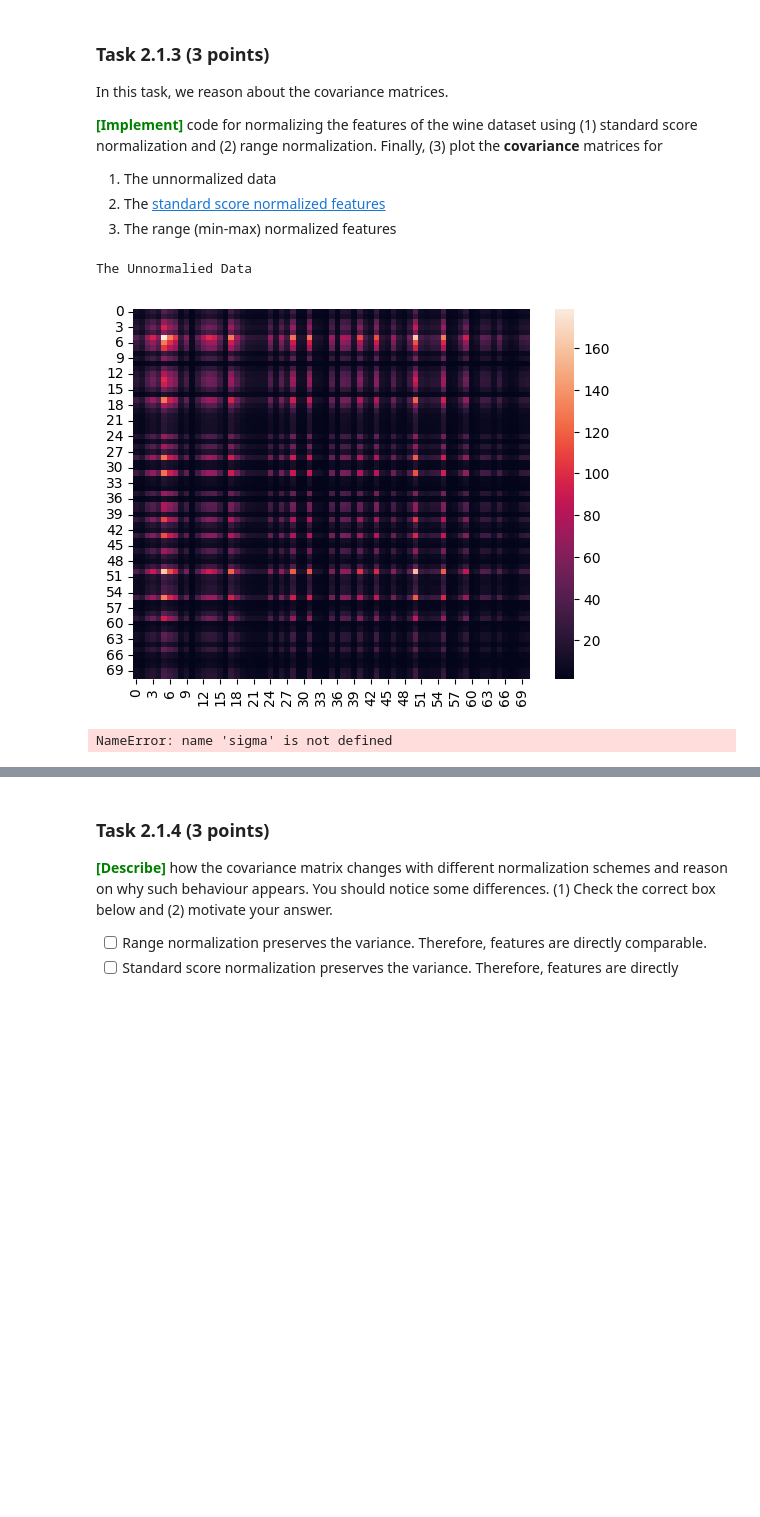
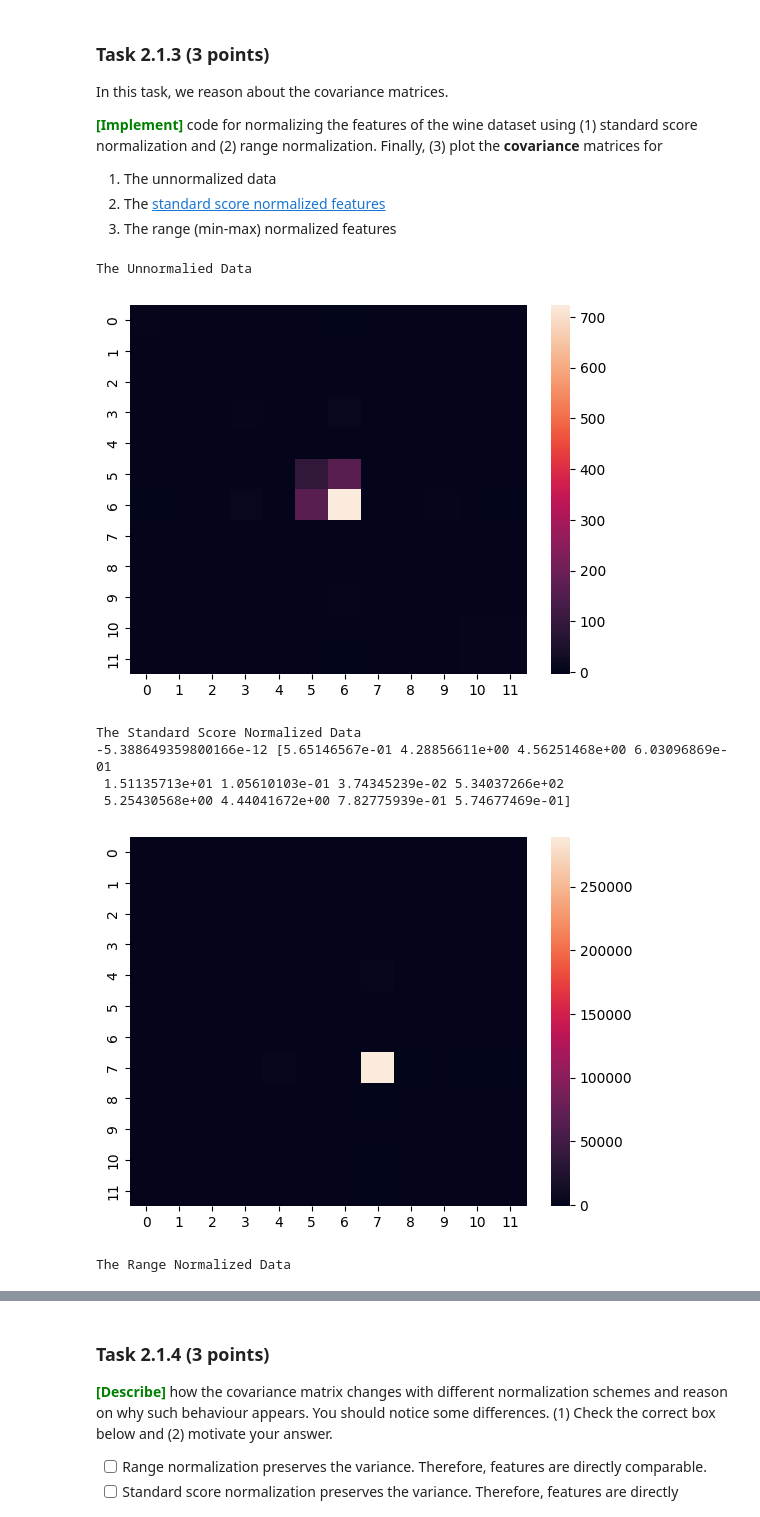
Before and after one commit to Joac1137/dm2023-exercises, a Jupyter notebook: handins/handin1.ipynb, the cells around one changed output, grey strips where cells are left out. Drawn from its saved outputs; the diff is of its cells as text; code cells hidden in the pictures; blank space fills up the shorter version.

```diff
--- a/handins/handin1.ipynb
+++ b/handins/handin1.ipynb
@@ -606,17 +606,20 @@ toy.head()
 A) <span style='color: green'>**\[Implement\]**</span> in the code-box below the **correlation matrix** (not covariance matrix) among all the attributes. <br>
 <font color='red'>To CHECK your results you can use **numpy.corrcoef**.</font>
 # %%
+def my_mean(X):
+    return sum(X)/len(X)
+
 def correlation_matrix(X):
     n, d = X.shape
-    corr = np.empty((n,n)) # (d,d)??
-    for i in range(n): # d?
-        my_1 = np.mean(X[i,:])
-        for j in range(n): #d?
-            my_2 = np.mean(X[j,:])
+    corr = np.empty((d,d))
+    for i in range(d):
+        my_1 = my_mean(X[:,i])
+        for j in range(d):
+            my_2 = my_mean(X[:,j])
 
-            sigma_ij = (1 / (n - 1)) * np.sum((X[i,:] - my_1) * (X[j,:] - my_2))
-            sigma_i = (1 / (n - 1)) * np.sum((X[i,:] - my_1) * (X[i,:] - my_1))
-            sigma_j = (1 / (n - 1)) * np.sum((X[j,:] - my_2) * (X[j,:] - my_2))
+            sigma_ij = (1 / (n - 1)) * np.sum((X[:,i] - my_1) * (X[:,j] - my_2))
+            sigma_i = (1 / (n - 1)) * np.sum((X[:,i] - my_1) * (X[:,i] - my_1))
+            sigma_j = (1 / (n - 1)) * np.sum((X[:,j] - my_2) * (X[:,j] - my_2))
 
             corr[i,j] = sigma_ij / np.sqrt(sigma_i * sigma_j)
 
@@ -624,6 +627,7 @@ def correlation_matrix(X):
 
 X = data_np
 Corr = correlation_matrix(X)
+
 plt.matshow(Corr)
 plt.colorbar()
 # %% [output]
@@ -686,55 +689,65 @@ In this task, we reason about the covariance matrices.
 # Data
 X = data_np
 n, d = X.shape
-# YOUR CODE HERE
-
 
 def covariance_matrix(X):
-    cov = np.empty((n,n)) # (d,d)??
-    for i in range(n): # d?
-        my_1 = np.mean(X[i,:])
-        for j in range(n): #d?
-            my_2 = np.mean(X[j,:])
-            sigma_ij = (1 / (n - 1)) * np.sum((X[i,:] - my_1) * (X[j,:] - my_2))
+    cov = np.empty((d,d))
+    for i in range(d):
+        my_1 = my_mean(X[:,i])
+        for j in range(d):
+            my_2 = my_mean(X[:,j])
+
+            sigma_ij = (1 / (n - 1)) * np.sum((X[:,i] - my_1) * (X[:,j] - my_2))
+
             cov[i,j] = sigma_ij
     return cov
 
 print("The Unnormalied Data")
 Cov = covariance_matrix(X)
+#Cov = np.cov(X, rowvar=False)
 sns.heatmap(Cov, annot=False, fmt='g')
 plt.show()
 
 
 my = np.mean(X, axis=0)
-#sigma = np.var(X, axis=0)
-# my = np.sum(x,axis=0) / n
-# sigma = np.sum((x - my)**2, axis=0) / n
+sigma = np.var(X, axis=0)
+# my = np.sum(X,axis=0) / n
+# sigma = np.sum((X - my)**2, axis=0) / n
 
-std_norm = np.empty((n, d))
-for i in range(n):
-    for j in range(d):
-        std_norm[i,j] = (X[i,j] - my[j]) / sigma[j]
+def z_norm(X):
+    std_norm = np.empty((n, d))
+    for i in range(n):
+        for j in range(d):
+            std_norm[i,j] = (X[i,j] - my[j]) / sigma[j]
+    return std_norm
 
 print("The Standard Score Normalized Data")
+std_norm = z_norm(X)
+print(np.mean(std_norm), np.std(std_norm, axis=0))
 Cov = covariance_matrix(std_norm)
 sns.heatmap(Cov, annot=False, fmt='g')
 plt.show()
 
 
 
 range_max = np.max(X, axis=0)
 range_min = np.min(X, axis=0)
 
 range_norm = np.empty((n, d))
 for i in range(n):
     for j in range(d):
         range_norm[i, j] = (X[i,j] - range_min[j]) / (range_max[j] - range_min[j])
 
 print("The Range Normalized Data")
 Cov = covariance_matrix(range_norm)
 sns.heatmap(Cov, annot=False, fmt='g')
 plt.show()
 # %% [output]
 The Unnormalied Data
-[figure, old version]
+[figure, new version]
-NameError: name 'sigma' is not defined
+The Standard Score Normalized Data
+-5.388649359800166e-12 [5.65146567e-01 4.28856611e+00 4.56251468e+00 6.03096869e-01
+ 1.51135713e+01 1.05610103e-01 3.74345239e-02 5.34037266e+02
+ 5.25430568e+00 4.44041672e+00 7.82775939e-01 5.74677469e-01]
+[figure, added]
+The Range Normalized Data
```
Also changed, not shown: parts of 7 cells of this notebook, 1 other file.
